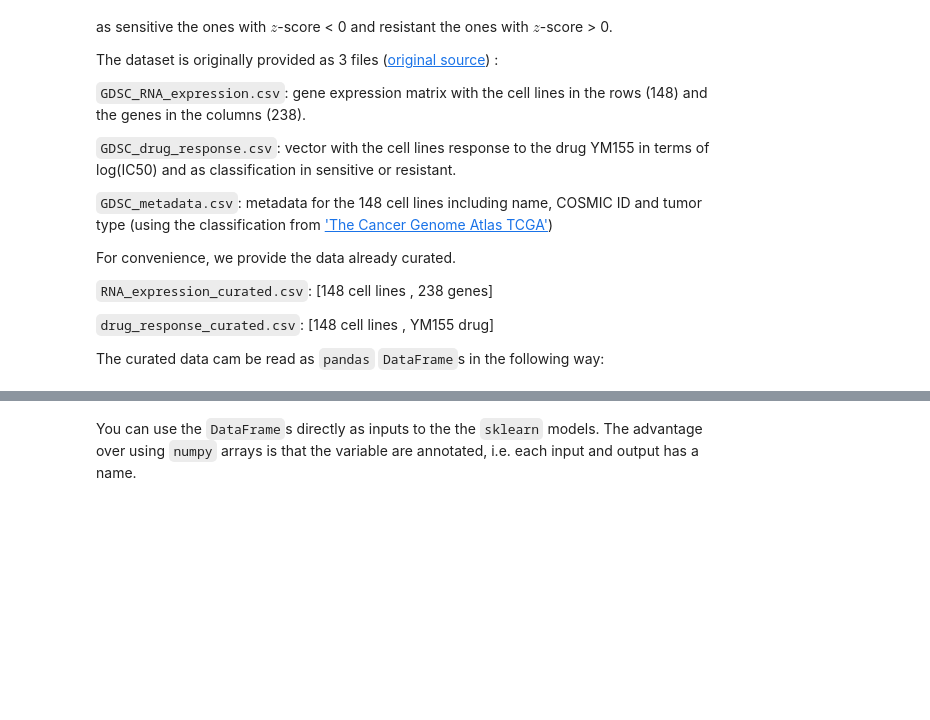
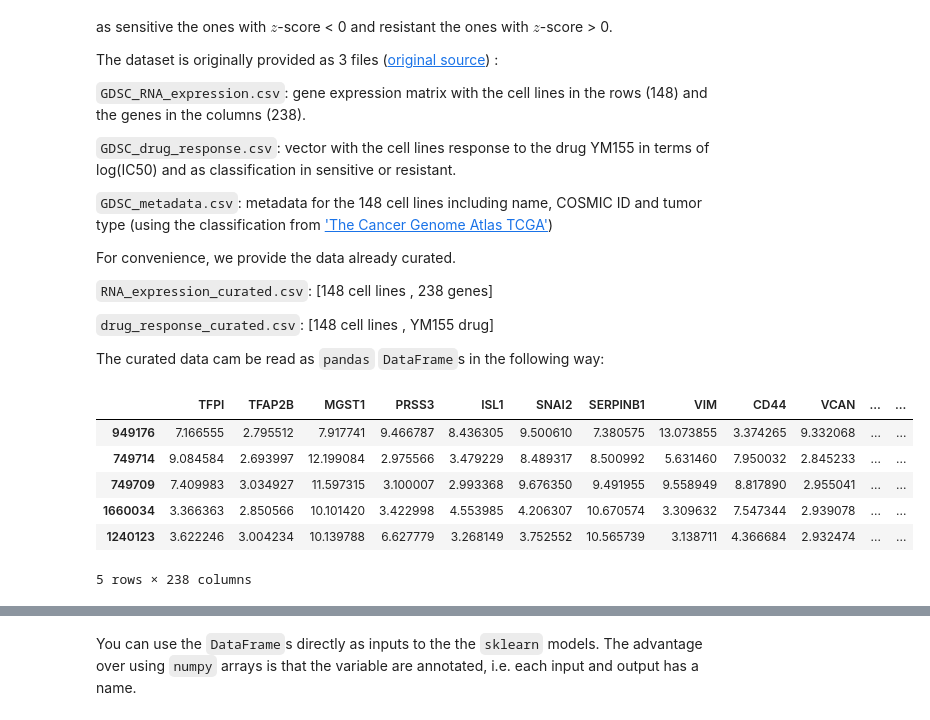
Before and after one commit to langestefan/8dm50-machine-learning, a Jupyter notebook: practicals/week_3.ipynb, the cells around one changed output, grey strips where cells are left out. Saved outputs shown, nothing was run; the diff lists cells and outputs as text; code cells hidden in the pictures; blank space fills up the shorter version.

```diff
--- a/practicals/week_3.ipynb
+++ b/practicals/week_3.ipynb
@@ -312,5 +312,14 @@ The curated data cam be read as `pandas` `DataFrame`s in the following way:
 # %%
 import pandas as pd
 
 gene_expression = pd.read_csv("./data/RNA_expression_curated.csv", sep=',', header=0, index_col=0)
 drug_response = pd.read_csv("./data/drug_response_curated.csv", sep=',', header=0, index_col=0)
+gene_expression.head()
+# %% [output]
+|  | TFPI | TFAP2B | MGST1 | PRSS3 | ISL1 | SNAI2 | SERPINB1 | VIM | CD44 | VCAN | ... | ... |
+| 949176 | 7.166555 | 2.795512 | 7.917741 | 9.466787 | 8.436305 | 9.500610 | 7.380575 | 13.073855 | 3.374265 | 9.332068 | ... | ... |
+| 749714 | 9.084584 | 2.693997 | 12.199084 | 2.975566 | 3.479229 | 8.489317 | 8.500992 | 5.631460 | 7.950032 | 2.845233 | ... | ... |
+| 749709 | 7.409983 | 3.034927 | 11.597315 | 3.100007 | 2.993368 | 9.676350 | 9.491955 | 9.558949 | 8.817890 | 2.955041 | ... | ... |
+| 1660034 | 3.366363 | 2.850566 | 10.101420 | 3.422998 | 4.553985 | 4.206307 | 10.670574 | 3.309632 | 7.547344 | 2.939078 | ... | ... |
+| 1240123 | 3.622246 | 3.004234 | 10.139788 | 6.627779 | 3.268149 | 3.752552 | 10.565739 | 3.138711 | 4.366684 | 2.932474 | ... | ... |
+5 rows × 238 columns
```
Also changed, not shown: parts of 7 cells of this notebook.
